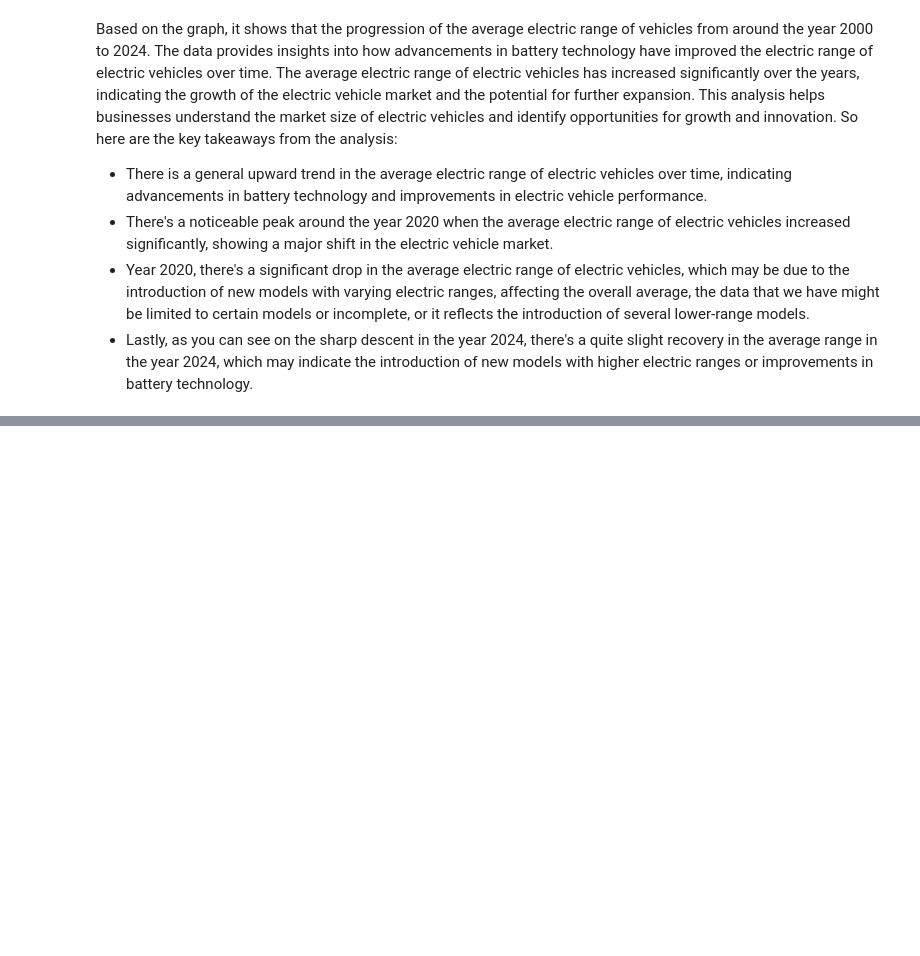
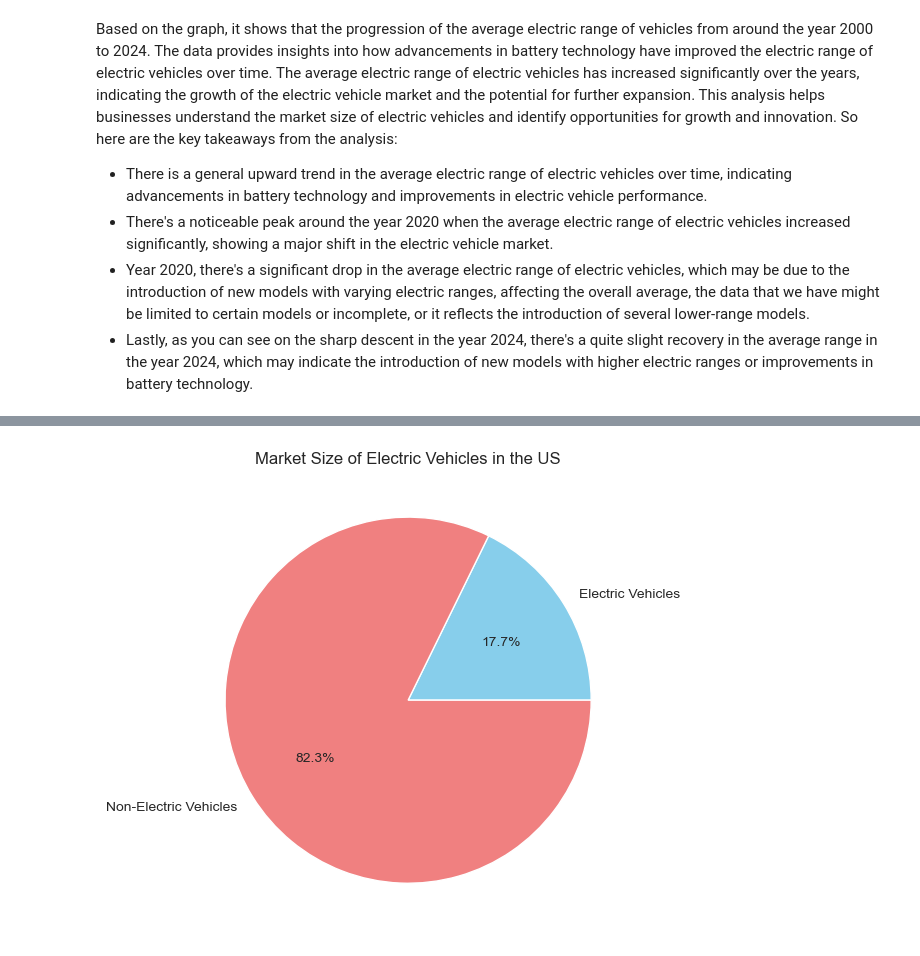
Before and after one commit to cogxen/ev-market-size-analysis, a Jupyter notebook: report.ipynb, the cells around one changed output, grey strips where cells are left out. Drawn from its saved outputs; the diff is of its cells as text; code cells hidden in the pictures; blank space fills up the shorter version.

```diff
--- a/report.ipynb
+++ b/report.ipynb
@@ -324,0 +334,12 @@ Based on the visualization, we can see the top 10 electric vehicle models with t
+# %%
+# Estimate the market size of electric vehicles in the US
+market_size_us = ds["Electric Vehicle Type"].count()
+
+# Plot the estimated market size of electric vehicles in the US
+plt.figure(figsize=(6, 6))
+plt.pie([market_size_us, 1000000-market_size_us], labels=["Electric Vehicles", "Non-Electric Vehicles"], autopct='%1.1f%%', colors=["skyblue", "lightcoral"])
+plt.title("Market Size of Electric Vehicles in the US")
+plt.tight_layout()
+plt.show()
+# %% [output]
+[figure, added]
```
Also changed, not shown: parts of 6 cells of this notebook.
